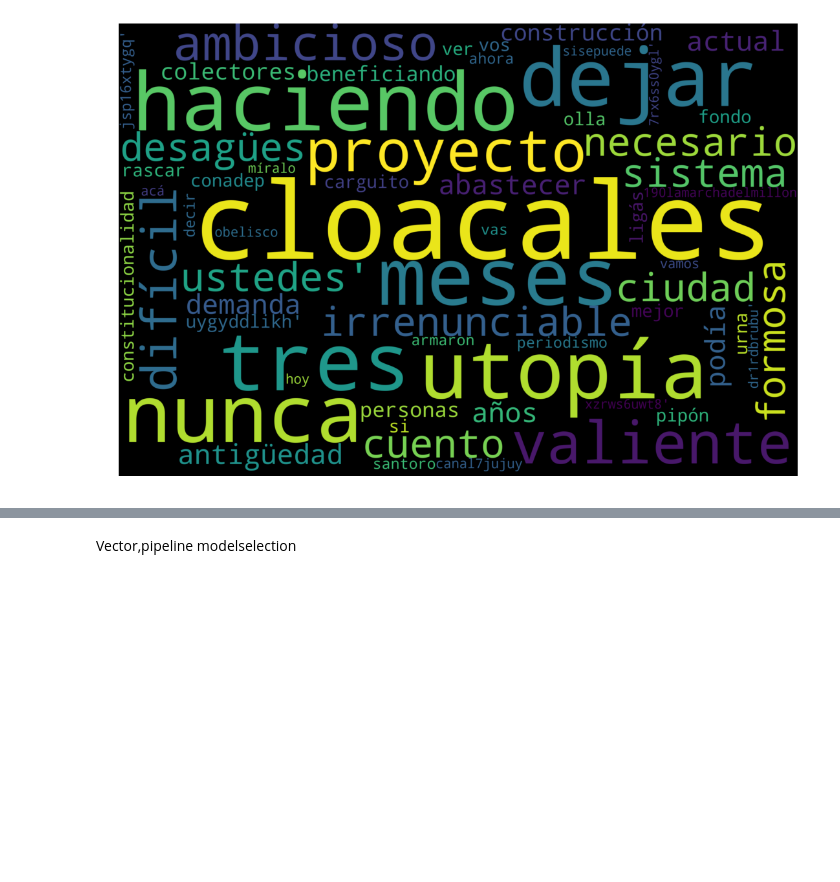
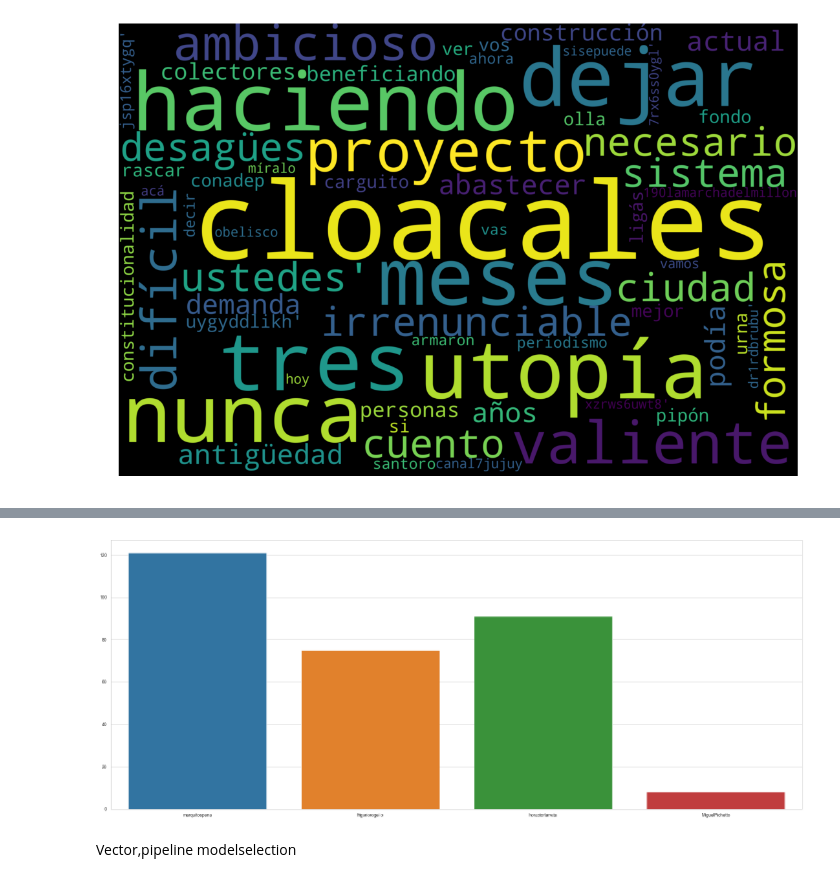
Before and after one commit to Jrodriguezyanes/DS-Portfolio, a Jupyter notebook: Twitter/TwitterNLP.ipynb, the cells around one changed output, grey strips where cells are left out. Drawn from its saved outputs; the diff is of its cells as text; code cells hidden in the pictures; blank space fills up the shorter version.

```diff
--- a/Twitter/TwitterNLP.ipynb
+++ b/Twitter/TwitterNLP.ipynb
@@ -35,6 +41,22 @@ def get_freq(df,twitter,column='twitter',nfreq=50):
     frequ = df.loc[df[column]==twitter,'tw'].tolist()
     frequ = [item for sublist in frequ for item in sublist]
     return FreqDist(frequ).most_common()[:nfreq]
+# %%
+def simil(df,twitter,tol=0.10):
+    dic=defaultdict(int)
+    user = df.loc[df['twitter']==twitter].reset_index(drop=True)
+    rest = df.loc[df['twitter']!=twitter].reset_index(drop=True)
+    vectorizer = TfidfVectorizer()
+    restM = vectorizer.fit_transform(rest['tws'])
+    userM = vectorizer.transform(user['tws'])
+    for i in range(userM.shape[0]):
+        imil=cosine_similarity(userM[i], restM)
+        idx = np.argwhere((imil>tol)&(imil<1))
+        if idx.any():
+            for x in idx:
+                dic[rest['twitter'][x[1]]] += 1
+    plt.figure(figsize=(25,10))
+    sns.barplot(x=list(dic.keys()),y=list(dic.values()))
 # %% [markdown]
 # Frequency Macri and Fernandez
 # %%
@@ -103,2 +116,6 @@ df.head()
+# %%
+simil(df,'mauriciomacri',tol=0.30)
+# %% [output]
+[figure, added]
 # %% [markdown]
 Vector,pipeline modelselection
```
Also changed, not shown: parts of 5 cells of this notebook.
